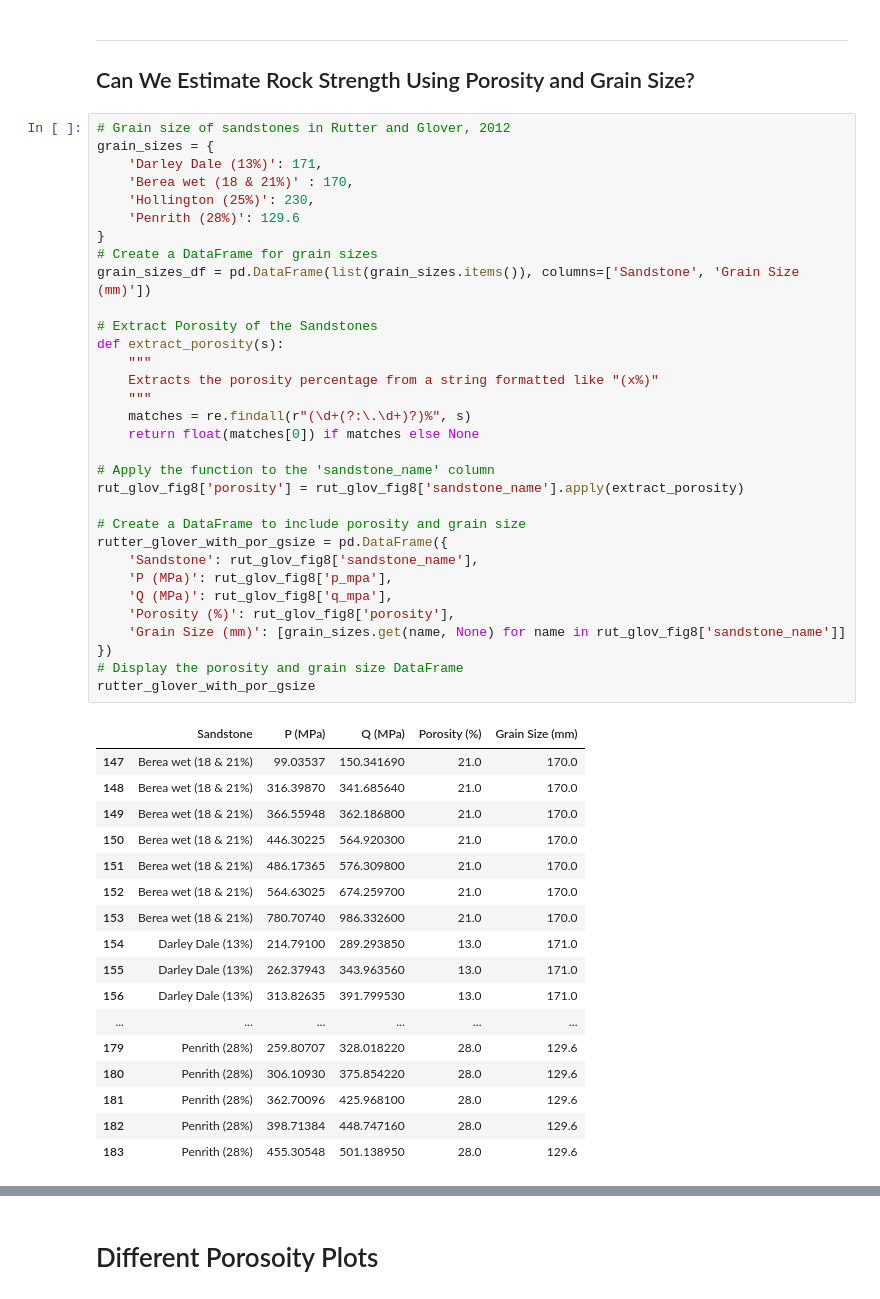
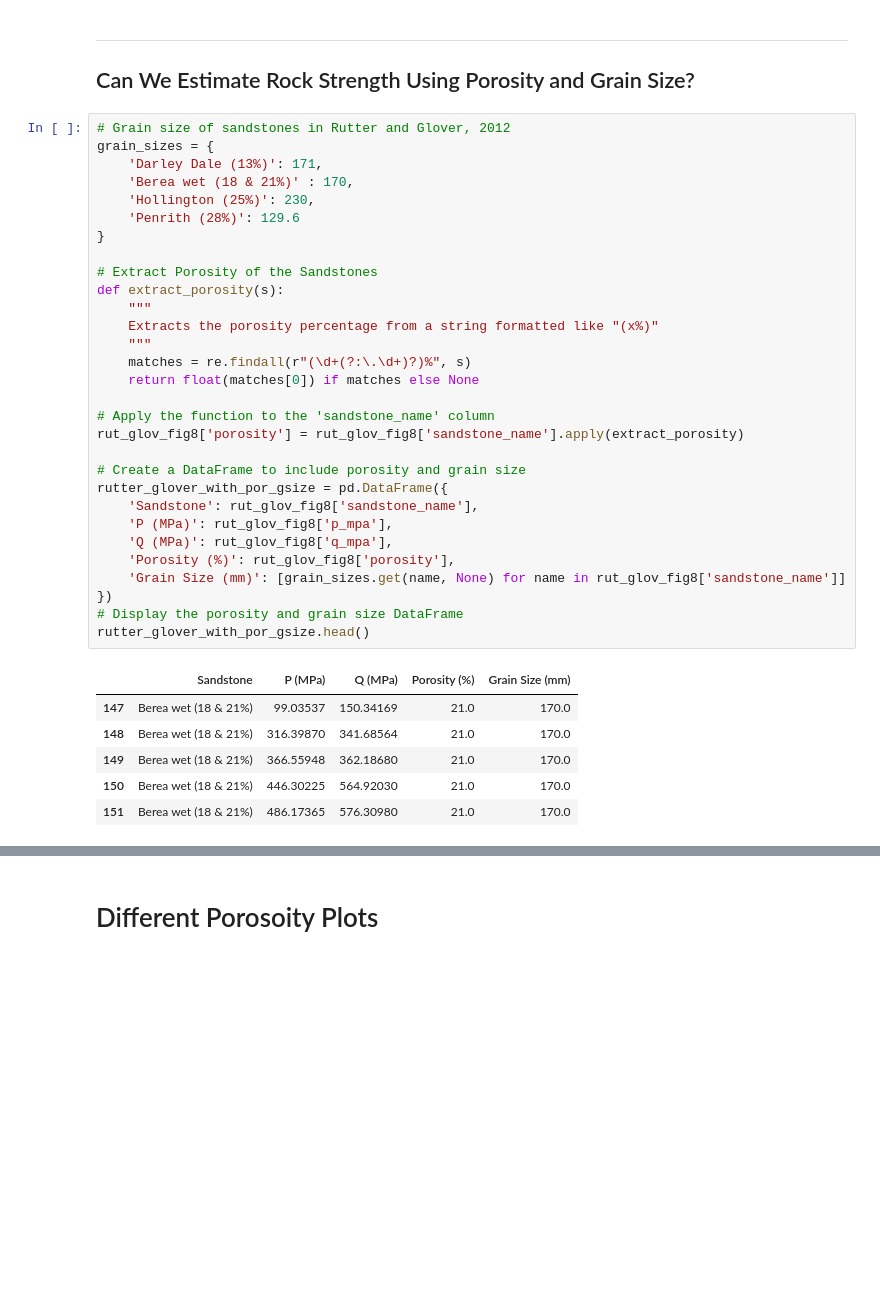
Before and after one commit to sa-diq/rock-strength, a Jupyter notebook: statistical_analysis.ipynb, the cells around one changed output, grey strips where cells are left out. Cells and saved outputs as stored; diff of their text form; blank space fills up the shorter version.

```diff
--- a/statistical_analysis.ipynb
+++ b/statistical_analysis.ipynb
@@ -349,51 +381,38 @@ _____
 # Grain size of sandstones in Rutter and Glover, 2012
 grain_sizes = {
     'Darley Dale (13%)': 171,
     'Berea wet (18 & 21%)' : 170,
     'Hollington (25%)': 230,
     'Penrith (28%)': 129.6
 }
-# Create a DataFrame for grain sizes
-grain_sizes_df = pd.DataFrame(list(grain_sizes.items()), columns=['Sandstone', 'Grain Size (mm)'])
 
 # Extract Porosity of the Sandstones
 def extract_porosity(s):
     """
     Extracts the porosity percentage from a string formatted like "(x%)"
     """
     matches = re.findall(r"(\d+(?:\.\d+)?)%", s)
     return float(matches[0]) if matches else None
 
 # Apply the function to the 'sandstone_name' column
 rut_glov_fig8['porosity'] = rut_glov_fig8['sandstone_name'].apply(extract_porosity)
 
 # Create a DataFrame to include porosity and grain size
 rutter_glover_with_por_gsize = pd.DataFrame({
     'Sandstone': rut_glov_fig8['sandstone_name'],
     'P (MPa)': rut_glov_fig8['p_mpa'],
     'Q (MPa)': rut_glov_fig8['q_mpa'],
     'Porosity (%)': rut_glov_fig8['porosity'],
     'Grain Size (mm)': [grain_sizes.get(name, None) for name in rut_glov_fig8['sandstone_name']]
 })
 # Display the porosity and grain size DataFrame
-rutter_glover_with_por_gsize
+rutter_glover_with_por_gsize.head()
 # %% [output]
 |  | Sandstone | P (MPa) | Q (MPa) | Porosity (%) | Grain Size (mm) |
-| 147 | Berea wet (18 & 21%) | 99.03537 | 150.341690 | 21.0 | 170.0 |
-| 148 | Berea wet (18 & 21%) | 316.39870 | 341.685640 | 21.0 | 170.0 |
-| 149 | Berea wet (18 & 21%) | 366.55948 | 362.186800 | 21.0 | 170.0 |
-| 150 | Berea wet (18 & 21%) | 446.30225 | 564.920300 | 21.0 | 170.0 |
-| 151 | Berea wet (18 & 21%) | 486.17365 | 576.309800 | 21.0 | 170.0 |
-| 152 | Berea wet (18 & 21%) | 564.63025 | 674.259700 | 21.0 | 170.0 |
-| 153 | Berea wet (18 & 21%) | 780.70740 | 986.332600 | 21.0 | 170.0 |
-| 154 | Darley Dale (13%) | 214.79100 | 289.293850 | 13.0 | 171.0 |
-| 155 | Darley Dale (13%) | 262.37943 | 343.963560 | 13.0 | 171.0 |
-| 156 | Darley Dale (13%) | 313.82635 | 391.799530 | 13.0 | 171.0 |
-| ... | ... | ... | ... | ... | ... |
-| 179 | Penrith (28%) | 259.80707 | 328.018220 | 28.0 | 129.6 |
-| 180 | Penrith (28%) | 306.10930 | 375.854220 | 28.0 | 129.6 |
-| 181 | Penrith (28%) | 362.70096 | 425.968100 | 28.0 | 129.6 |
-| 182 | Penrith (28%) | 398.71384 | 448.747160 | 28.0 | 129.6 |
-| 183 | Penrith (28%) | 455.30548 | 501.138950 | 28.0 | 129.6 |
+| 147 | Berea wet (18 & 21%) | 99.03537 | 150.34169 | 21.0 | 170.0 |
+| 148 | Berea wet (18 & 21%) | 316.39870 | 341.68564 | 21.0 | 170.0 |
+| 149 | Berea wet (18 & 21%) | 366.55948 | 362.18680 | 21.0 | 170.0 |
+| 150 | Berea wet (18 & 21%) | 446.30225 | 564.92030 | 21.0 | 170.0 |
+| 151 | Berea wet (18 & 21%) | 486.17365 | 576.30980 | 21.0 | 170.0 |
 # %%
 # Define function to calculate the hydrostatic pressure P*
```
Also changed, not shown: parts of 30 cells of this notebook.
